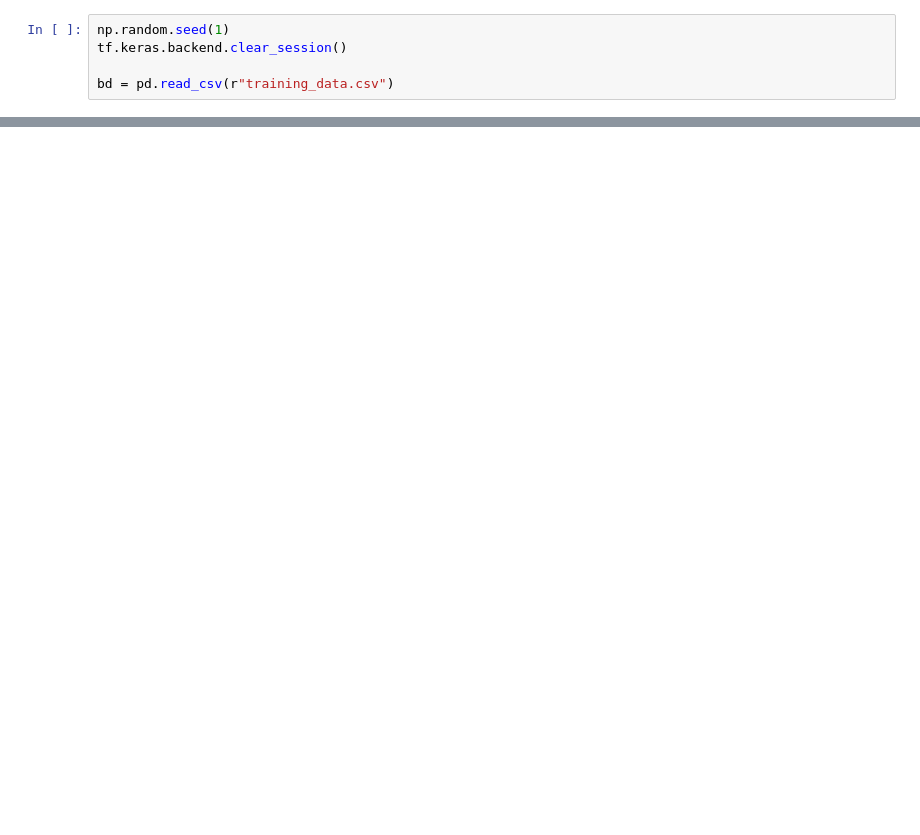
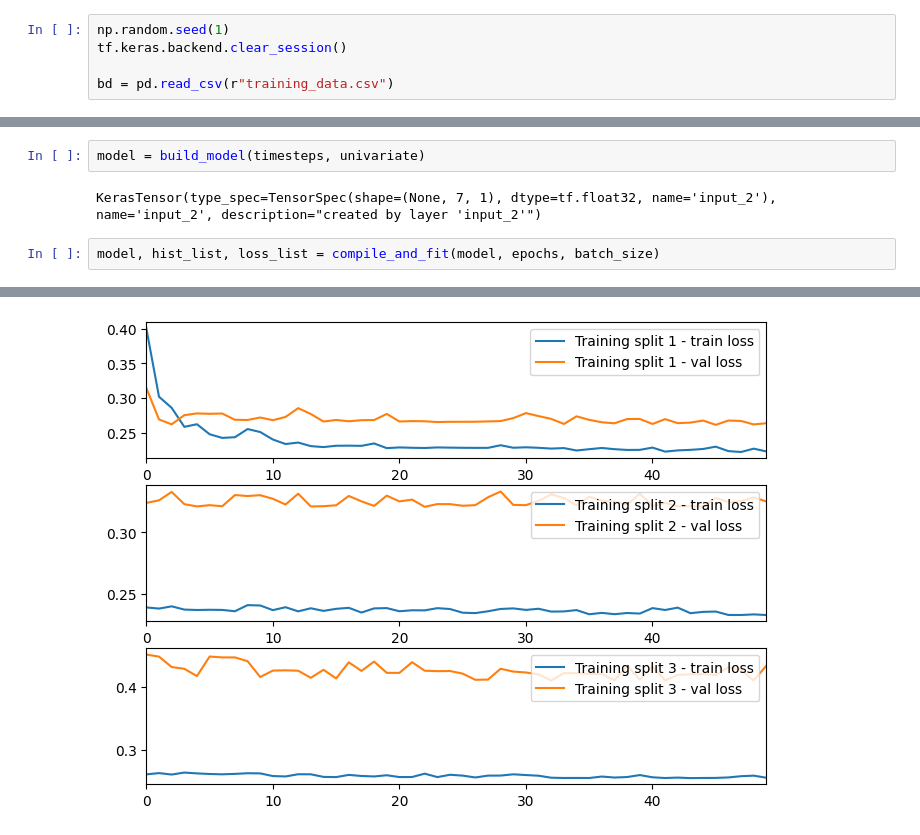
Before and after one commit to SendNugg3ts/CSC, a Jupyter notebook: CNN.ipynb, the cells around one changed output, grey strips where cells are left out. Drawn from its saved outputs; the diff is of its cells as text; blank space fills up the shorter version.

```diff
--- a/CNN.ipynb
+++ b/CNN.ipynb
@@ -277,0 +272,7 @@ files.download('')
+# %%
+model = build_model(timesteps, univariate)
+# %% [output]
+KerasTensor(type_spec=TensorSpec(shape=(None, 7, 1), dtype=tf.float32, name='input_2'), name='input_2', description="created by layer 'input_2'")
+# %%
+model, hist_list, loss_list = compile_and_fit(model, epochs, batch_size)
+# %% [output]
@@ -277,0 +296 @@ files.download('')
+[figure, added]
```
Also changed, not shown: parts of 40 cells of this notebook.
